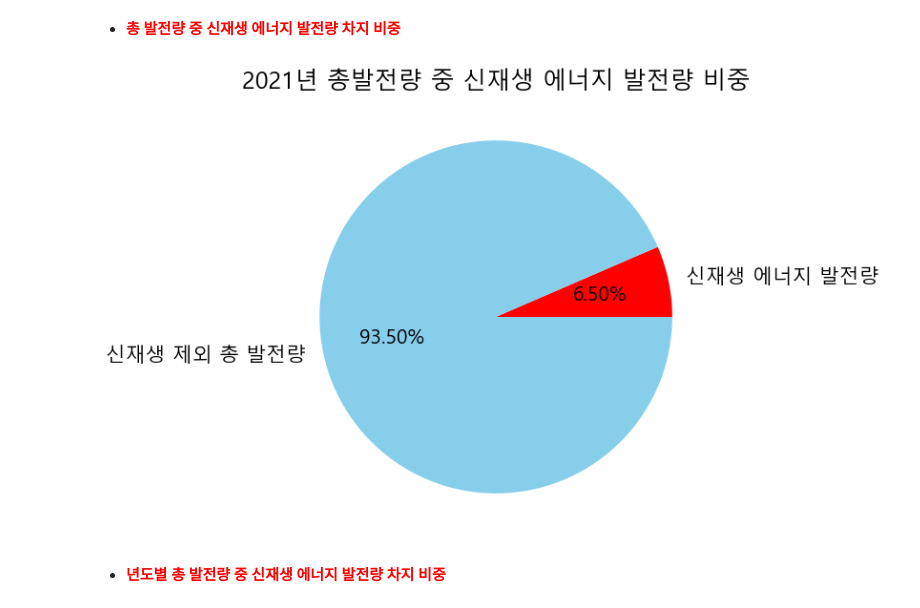
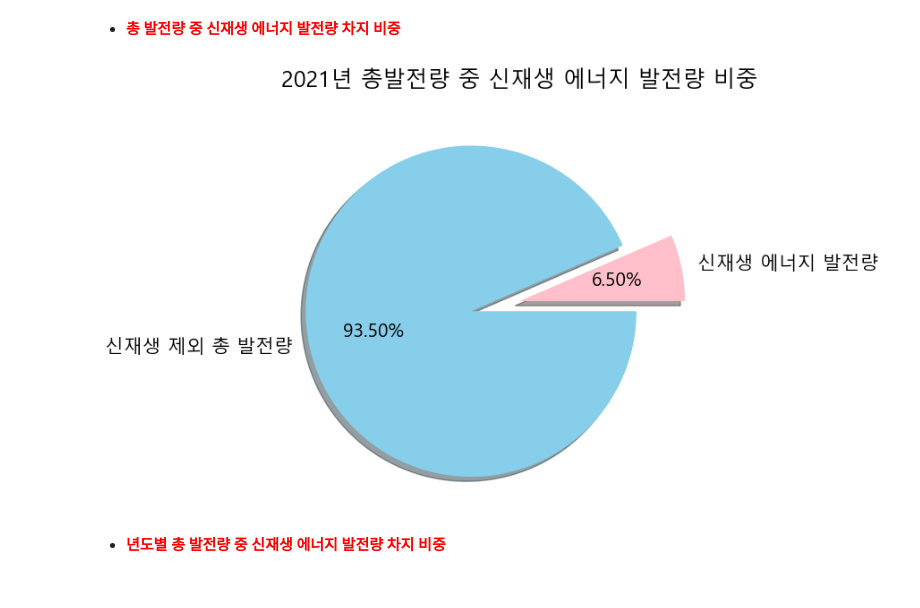
Before and after one commit to iiiiin/KEPCO-Digital-Bootcamp_sprint-1, a Jupyter notebook: Untitled-1.ipynb, the cells around one changed output. Saved outputs shown, nothing was run; the diff lists cells and outputs as text; code cells hidden in the pictures.

```diff
--- a/Untitled-1.ipynb
+++ b/Untitled-1.ipynb
@@ -33,19 +33,21 @@ plt.rcParams['axes.unicode_minus']=False
 # %%
 # 2021년
 
 portion = pd.read_csv('data1/전체 발전량 중 신재생 에너지 비중.csv',encoding='cp949')
 portion = portion.iloc[-1,2:]
 portion
 portion['총발전량'] -= portion['신재생']
 # 총발전량 + 신재생 이 전체 pie이므로 총발전량을 초과, 따라서 -(신재생)
 portion.name=''
-portion.plot.pie(figsize=(11,6),colors=['red','skyblue'],
+portion.plot.pie(figsize=(11,6),colors=['pink','skyblue'],
                  labels=['신재생 에너지 발전량','신재생 제외 총 발전량'],
+                 shadow=True,
+                 explode=[0,0.3],
                  autopct='%1.2f%%')
 plt.title('2021년 총발전량 중 신재생 에너지 발전량 비중')
 plt.show()
 # %% [output]
-[figure, old version]
+[figure, new version]
 # %% [markdown]
 - <span style='color:red'><b>년도별 총 발전량 중 신재생 에너지 발전량 차지 비중</b></span>
 # %%
```
